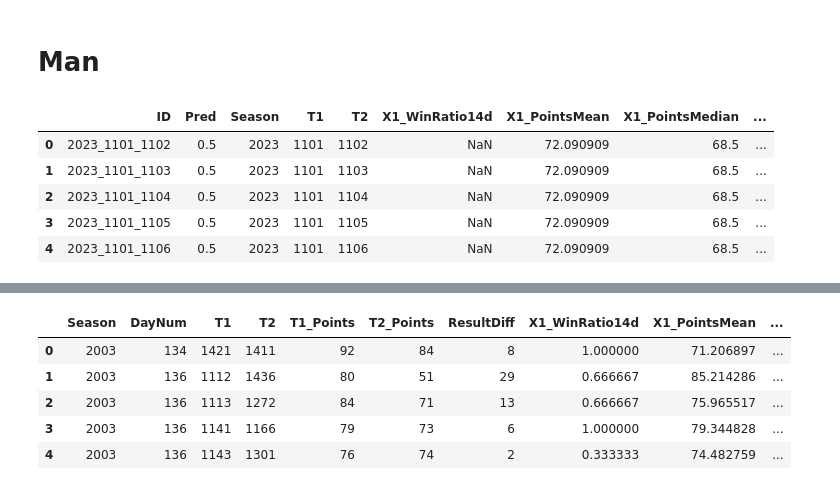
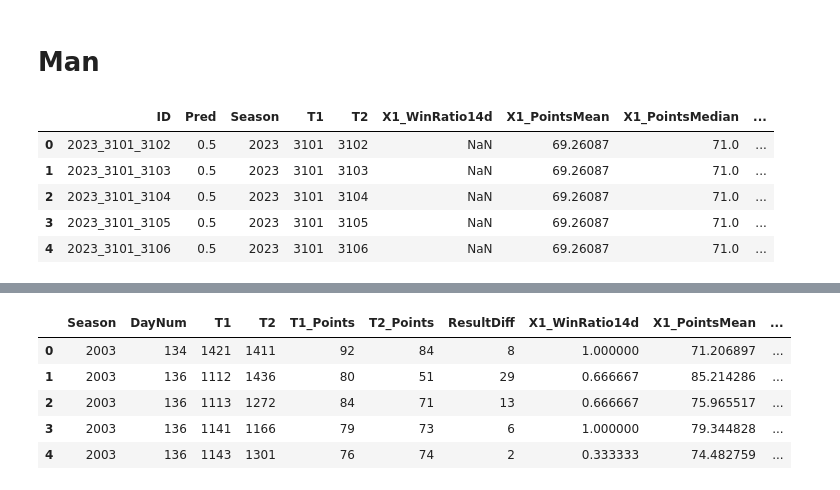
Before and after one commit to Analytics-Data-Science-and-Tech/Analytics_Data_Science, a Jupyter notebook: March-Mania-2023/Data_Exploration.ipynb, the cells around one changed output, grey strips where cells are left out. Saved outputs shown, nothing was run; the diff lists cells and outputs as text; code cells hidden in the pictures.

```diff
--- a/March-Mania-2023/Data_Exploration.ipynb
+++ b/March-Mania-2023/Data_Exploration.ipynb
@@ -74,11 +74,11 @@ woman_test = pd.read_csv(file_content_stream_4)
 # %% [markdown]
 # Man
 # %%
-man_test.head()
+woman_test.head()
 # %% [output]
 |  | ID | Pred | Season | T1 | T2 | X1_WinRatio14d | X1_PointsMean | X1_PointsMedian | ... |
-| 0 | 2023_1101_1102 | 0.5 | 2023 | 1101 | 1102 | NaN | 72.090909 | 68.5 | ... |
-| 1 | 2023_1101_1103 | 0.5 | 2023 | 1101 | 1103 | NaN | 72.090909 | 68.5 | ... |
-| 2 | 2023_1101_1104 | 0.5 | 2023 | 1101 | 1104 | NaN | 72.090909 | 68.5 | ... |
-| 3 | 2023_1101_1105 | 0.5 | 2023 | 1101 | 1105 | NaN | 72.090909 | 68.5 | ... |
-| 4 | 2023_1101_1106 | 0.5 | 2023 | 1101 | 1106 | NaN | 72.090909 | 68.5 | ... |
+| 0 | 2023_3101_3102 | 0.5 | 2023 | 3101 | 3102 | NaN | 69.26087 | 71.0 | ... |
+| 1 | 2023_3101_3103 | 0.5 | 2023 | 3101 | 3103 | NaN | 69.26087 | 71.0 | ... |
+| 2 | 2023_3101_3104 | 0.5 | 2023 | 3101 | 3104 | NaN | 69.26087 | 71.0 | ... |
+| 3 | 2023_3101_3105 | 0.5 | 2023 | 3101 | 3105 | NaN | 69.26087 | 71.0 | ... |
+| 4 | 2023_3101_3106 | 0.5 | 2023 | 3101 | 3106 | NaN | 69.26087 | 71.0 | ... |
```
Also changed, not shown: parts of 2 cells of this notebook.
